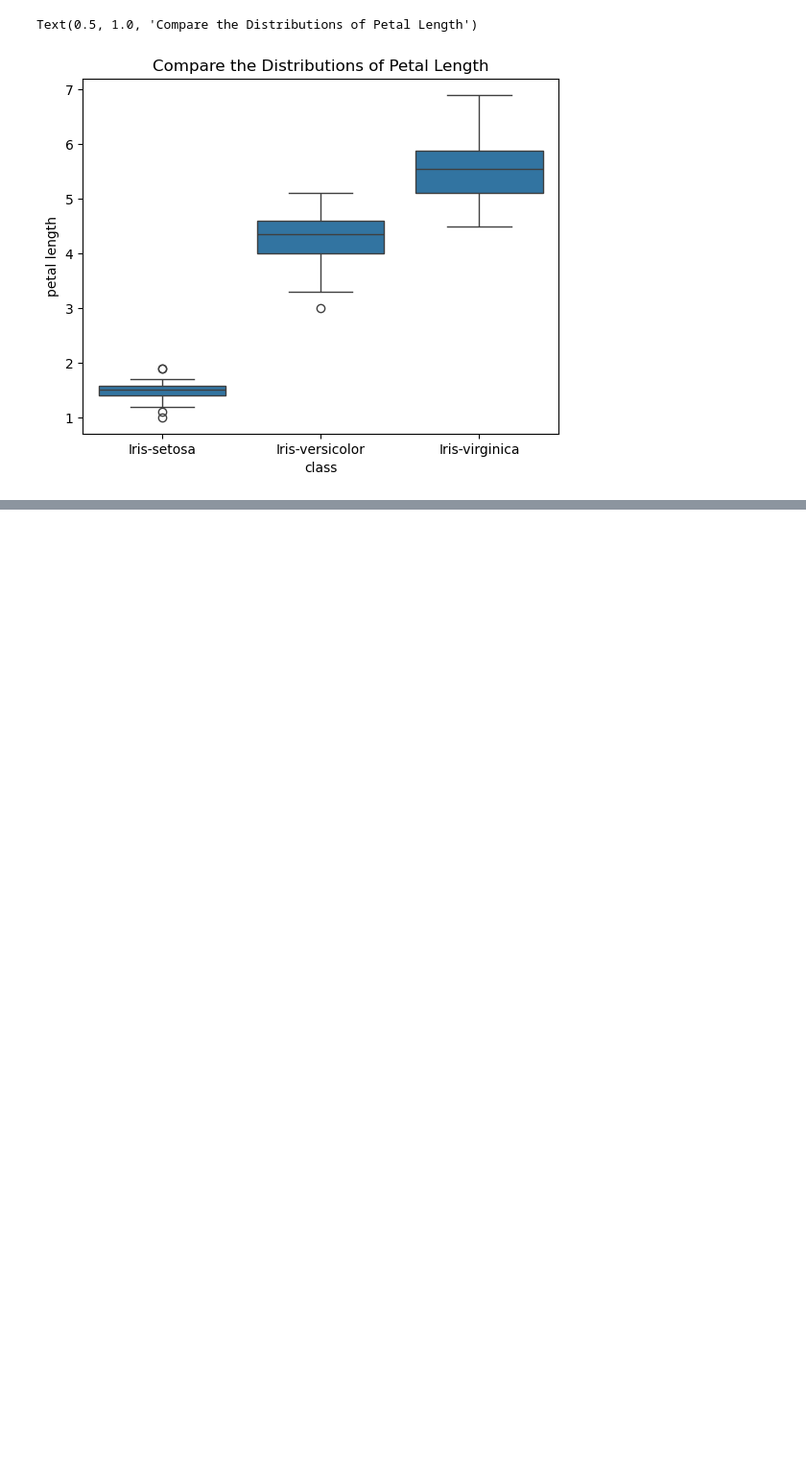
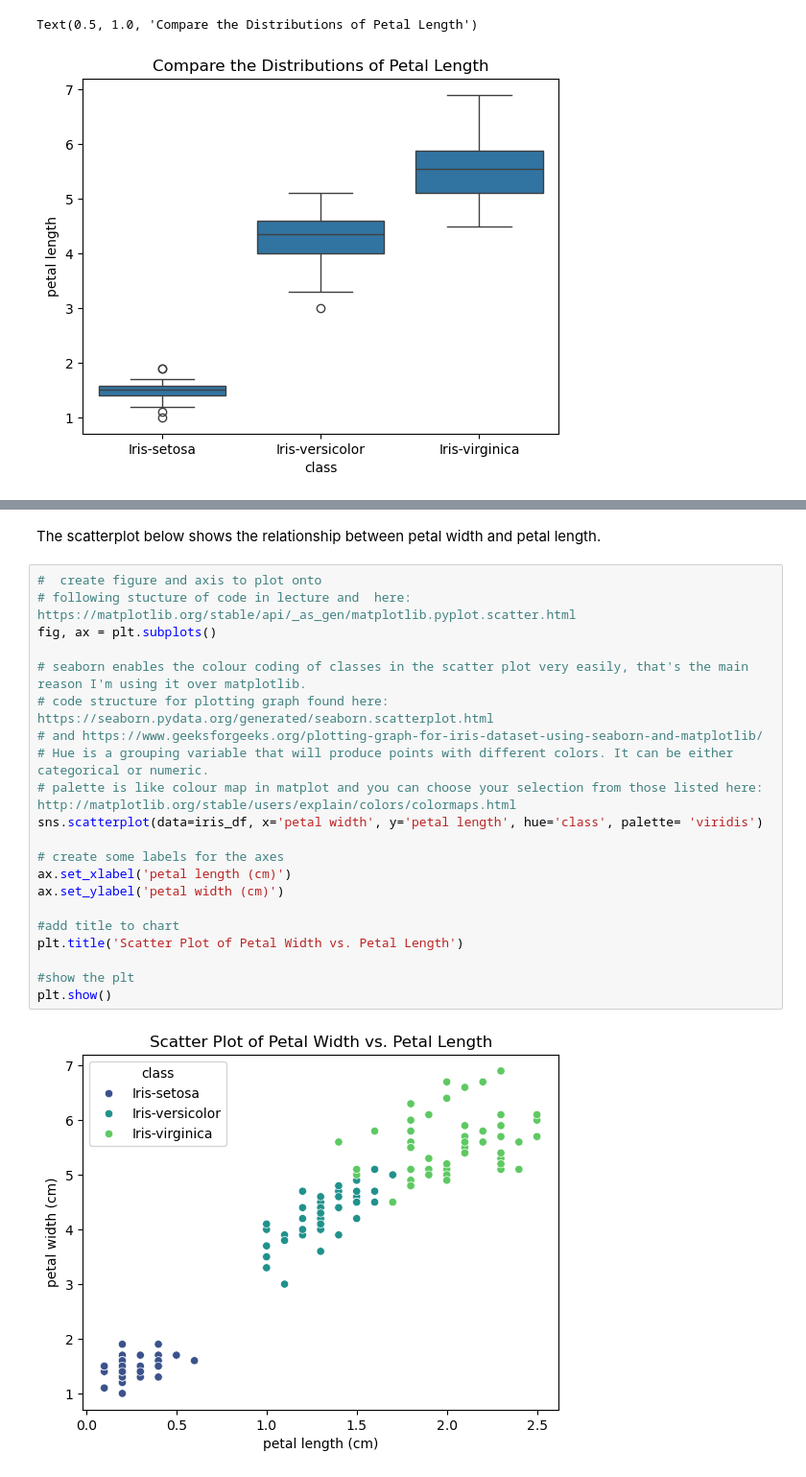
Before and after one commit to EmmaChubbCode/pands-project, a Jupyter notebook: analysis_desc.ipynb, the cells around one changed output, grey strips where cells are left out. Shown at 96% size. Cells and saved outputs as stored; diff of their text form; blank space fills up the shorter version.

Commit message:
scatterplots - no line fit yet

```diff
--- a/analysis_desc.ipynb
+++ b/analysis_desc.ipynb
@@ -330,0 +335,25 @@ Text(0.5, 1.0, 'Compare the Distributions of Petal Length')
+# %% [markdown]
+The scatterplot below shows the relationship between petal width and petal length.
+# %%
+#  create figure and axis to plot onto
+# following stucture of code in lecture and  here: https://matplotlib.org/stable/api/_as_gen/matplotlib.pyplot.scatter.html
+fig, ax = plt.subplots()
+
+# seaborn enables the colour coding of classes in the scatter plot very easily, that's the main reason I'm using it over matplotlib.
+# code structure for plotting graph found here: https://seaborn.pydata.org/generated/seaborn.scatterplot.html
+# and https://www.geeksforgeeks.org/plotting-graph-for-iris-dataset-using-seaborn-and-matplotlib/
+# Hue is a grouping variable that will produce points with different colors. It can be either categorical or numeric.
+# palette is like colour map in matplot and you can choose your selection from those listed here: http://matplotlib.org/stable/users/explain/colors/colormaps.html
+sns.scatterplot(data=iris_df, x='petal width', y='petal length', hue='class', palette= 'viridis')
+
+# create some labels for the axes
+ax.set_xlabel('petal length (cm)')
+ax.set_ylabel('petal width (cm)')
+
+#add title to chart
+plt.title('Scatter Plot of Petal Width vs. Petal Length')
+
+#show the plt
+plt.show()
+# %% [output]
+[figure, added]
```
Also changed, not shown: parts of 3 cells of this notebook.
